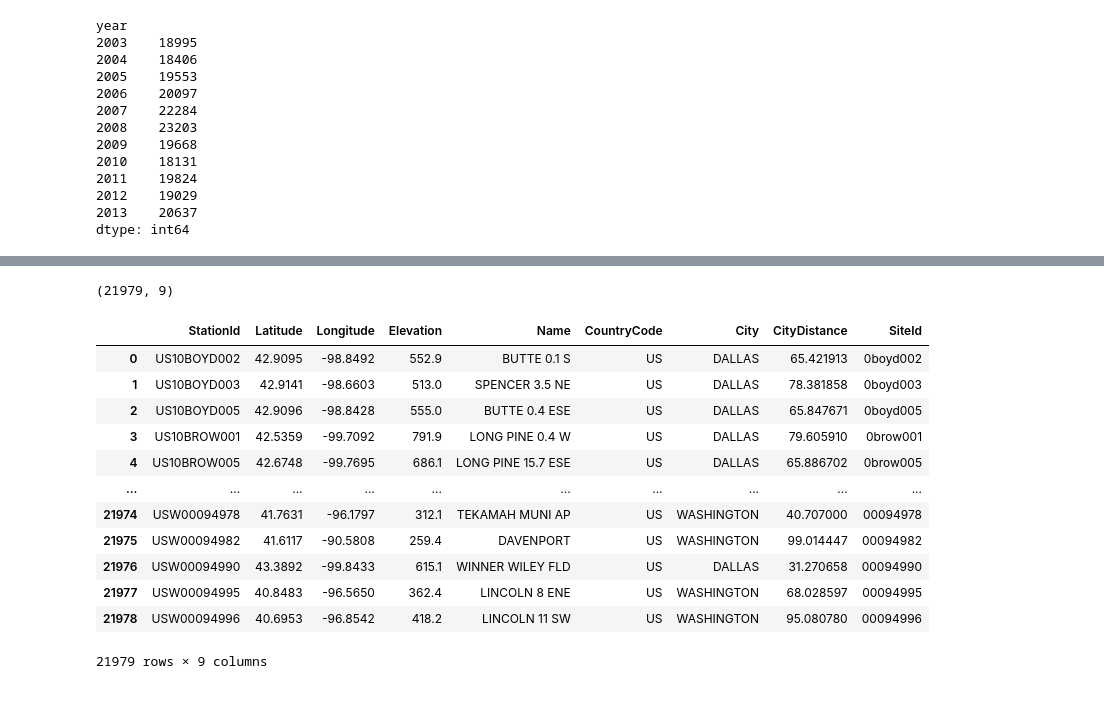
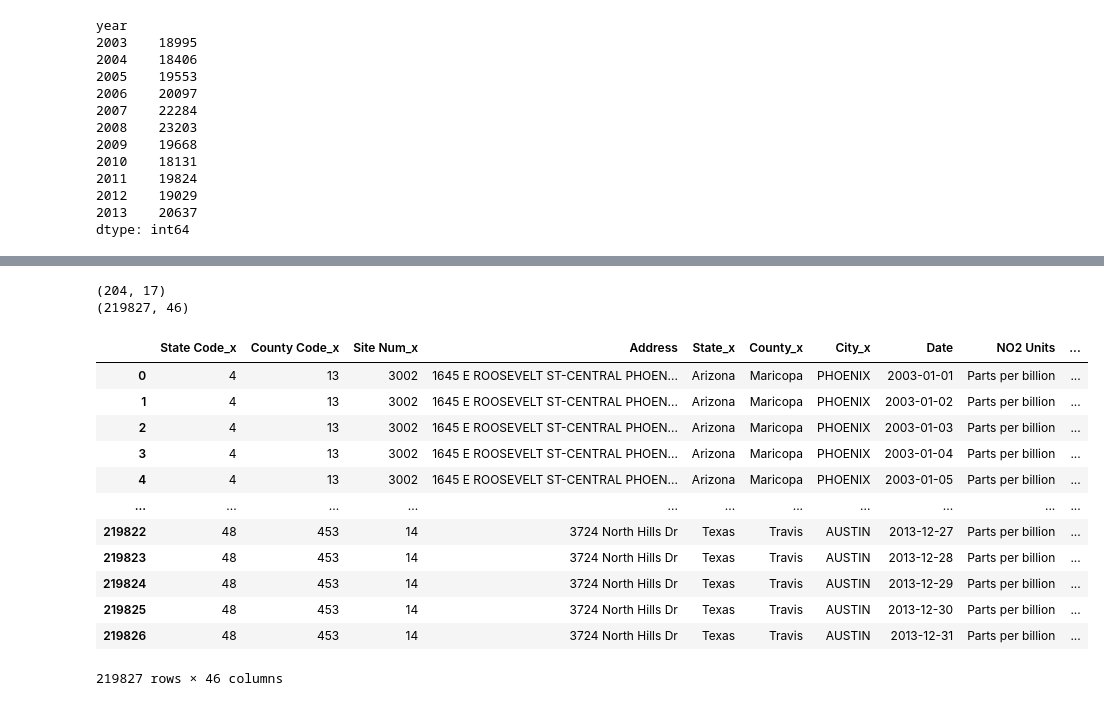
Before and after one commit to tamikamqhum/March_Team_Project, a Jupyter notebook: jupyter_notebooks/PG_Notebook_Weather_laststep.ipynb, the cells around one changed output, grey strips where cells are left out. Saved outputs shown, nothing was run; the diff lists cells and outputs as text; code cells hidden in the pictures.

```diff
--- a/jupyter_notebooks/PG_Notebook_Weather_laststep.ipynb
+++ b/jupyter_notebooks/PG_Notebook_Weather_laststep.ipynb
@@ -129,27 +142,32 @@ MemoryError: Unable to allocate 6.44 GiB for an array with shape (36, 24010324)
 # %%
 # load Us_Stations_with_City_10km.csv
-stations = pd.read_csv('Source_Data/Us_Stations_with_City_100km.csv')
+stations = pd.read_csv('Source_Data/Us_City_with_Station.csv')
 # get siteId from StationId - last 4 characters
-stations['SiteId'] = stations['StationId'].str[-8:]
+stations['SiteId'] = stations['ClosestStation'].str[-8:]
 # format StationId as capitals
-stations['StationId'] = stations['StationId'].str.upper()
+stations['StationId'] = stations['ClosestStation'].str.upper()
 # format city as capitals
 stations['City'] = stations['City'].str.upper()
 print(stations.shape)
 stations
+# merge stations with pollution data on address
+pollution_data_cleaned = pollution_data_cleaned.merge(stations, on='Address')
+print(pollution_data_cleaned.shape)
+pollution_data_cleaned
 # %% [output]
-(21979, 9)
+(204, 17)
+(219827, 46)
-|  | StationId | Latitude | Longitude | Elevation | Name | CountryCode | City | CityDistance | SiteId |
-| 0 | US10BOYD002 | 42.9095 | -98.8492 | 552.9 | BUTTE 0.1 S | US | DALLAS | 65.421913 | 0boyd002 |
-| 1 | US10BOYD003 | 42.9141 | -98.6603 | 513.0 | SPENCER 3.5 NE | US | DALLAS | 78.381858 | 0boyd003 |
-| 2 | US10BOYD005 | 42.9096 | -98.8428 | 555.0 | BUTTE 0.4 ESE | US | DALLAS | 65.847671 | 0boyd005 |
-| 3 | US10BROW001 | 42.5359 | -99.7092 | 791.9 | LONG PINE 0.4 W | US | DALLAS | 79.605910 | 0brow001 |
-| 4 | US10BROW005 | 42.6748 | -99.7695 | 686.1 | LONG PINE 15.7 ESE | US | DALLAS | 65.886702 | 0brow005 |
-| ... | ... | ... | ... | ... | ... | ... | ... | ... | ... |
-| 21974 | USW00094978 | 41.7631 | -96.1797 | 312.1 | TEKAMAH MUNI AP | US | WASHINGTON | 40.707000 | 00094978 |
-| 21975 | USW00094982 | 41.6117 | -90.5808 | 259.4 | DAVENPORT | US | WASHINGTON | 99.014447 | 00094982 |
-| 21976 | USW00094990 | 43.3892 | -99.8433 | 615.1 | WINNER WILEY FLD | US | DALLAS | 31.270658 | 00094990 |
-| 21977 | USW00094995 | 40.8483 | -96.5650 | 362.4 | LINCOLN 8 ENE | US | WASHINGTON | 68.028597 | 00094995 |
-| 21978 | USW00094996 | 40.6953 | -96.8542 | 418.2 | LINCOLN 11 SW | US | WASHINGTON | 95.080780 | 00094996 |
+|  | State Code_x | County Code_x | Site Num_x | Address | State_x | County_x | City_x | Date | NO2 Units | ... |
+| 0 | 4 | 13 | 3002 | 1645 E ROOSEVELT ST-CENTRAL PHOEN... | Arizona | Maricopa | PHOENIX | 2003-01-01 | Parts per billion | ... |
+| 1 | 4 | 13 | 3002 | 1645 E ROOSEVELT ST-CENTRAL PHOEN... | Arizona | Maricopa | PHOENIX | 2003-01-02 | Parts per billion | ... |
+| 2 | 4 | 13 | 3002 | 1645 E ROOSEVELT ST-CENTRAL PHOEN... | Arizona | Maricopa | PHOENIX | 2003-01-03 | Parts per billion | ... |
+| 3 | 4 | 13 | 3002 | 1645 E ROOSEVELT ST-CENTRAL PHOEN... | Arizona | Maricopa | PHOENIX | 2003-01-04 | Parts per billion | ... |
+| 4 | 4 | 13 | 3002 | 1645 E ROOSEVELT ST-CENTRAL PHOEN... | Arizona | Maricopa | PHOENIX | 2003-01-05 | Parts per billion | ... |
+| ... | ... | ... | ... | ... | ... | ... | ... | ... | ... | ... |
+| 219822 | 48 | 453 | 14 | 3724 North Hills Dr | Texas | Travis | AUSTIN | 2013-12-27 | Parts per billion | ... |
+| 219823 | 48 | 453 | 14 | 3724 North Hills Dr | Texas | Travis | AUSTIN | 2013-12-28 | Parts per billion | ... |
+| 219824 | 48 | 453 | 14 | 3724 North Hills Dr | Texas | Travis | AUSTIN | 2013-12-29 | Parts per billion | ... |
+| 219825 | 48 | 453 | 14 | 3724 North Hills Dr | Texas | Travis | AUSTIN | 2013-12-30 | Parts per billion | ... |
+| 219826 | 48 | 453 | 14 | 3724 North Hills Dr | Texas | Travis | AUSTIN | 2013-12-31 | Parts per billion | ... |
-21979 rows × 9 columns
+219827 rows × 46 columns
 # %%
```
Also changed, not shown: parts of 14 cells of this notebook, 25 other files.
